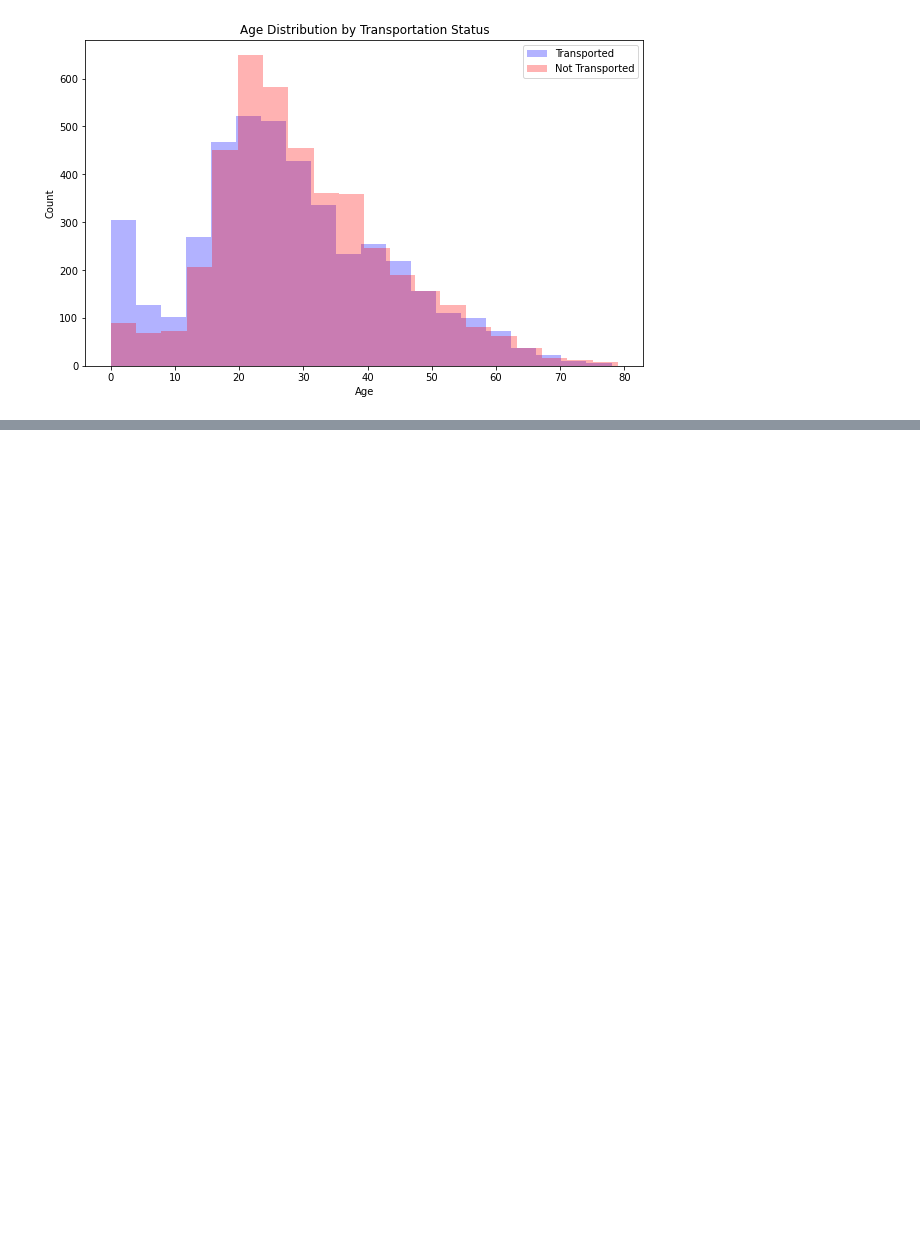
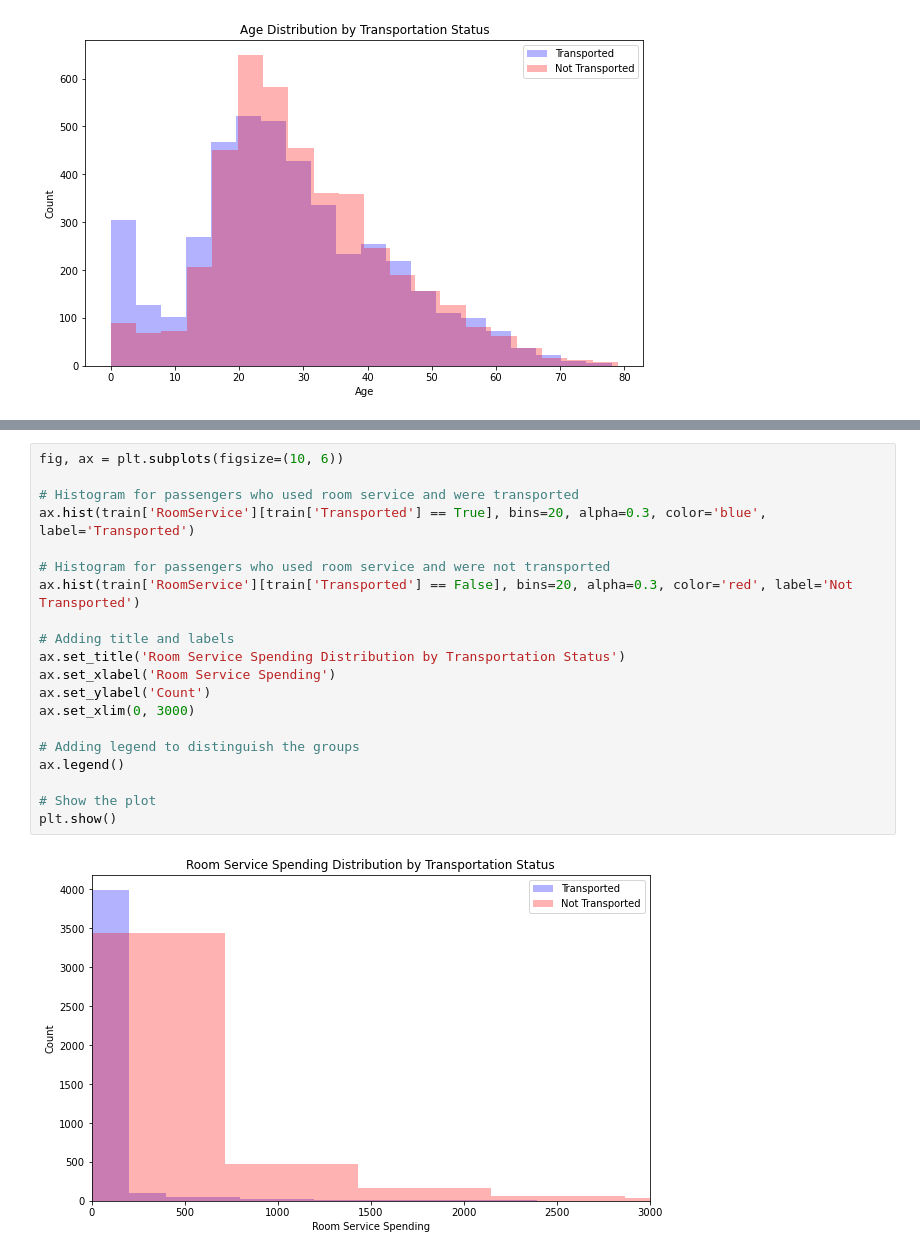
Before and after one commit to brianellis1997/Spaceship-Titanic, a Jupyter notebook: spaceship-titanic/Work.ipynb, the cells around one changed output, grey strips where cells are left out. Saved outputs shown, nothing was run; the diff lists cells and outputs as text; blank space fills up the shorter version.

```diff
--- a/spaceship-titanic/Work.ipynb
+++ b/spaceship-titanic/Work.ipynb
@@ -430,0 +518,22 @@ plt.show()
+# %%
+fig, ax = plt.subplots(figsize=(10, 6))
+
+# Histogram for passengers who used room service and were transported
+ax.hist(train['RoomService'][train['Transported'] == True], bins=20, alpha=0.3, color='blue', label='Transported')
+
+# Histogram for passengers who used room service and were not transported
+ax.hist(train['RoomService'][train['Transported'] == False], bins=20, alpha=0.3, color='red', label='Not Transported')
+
+# Adding title and labels
+ax.set_title('Room Service Spending Distribution by Transportation Status')
+ax.set_xlabel('Room Service Spending')
+ax.set_ylabel('Count')
+ax.set_xlim(0, 3000)
+
+# Adding legend to distinguish the groups
+ax.legend()
+
+# Show the plot
+plt.show()
+# %% [output]
+[figure, added]
```
Also changed, not shown: parts of 17 cells of this notebook.
